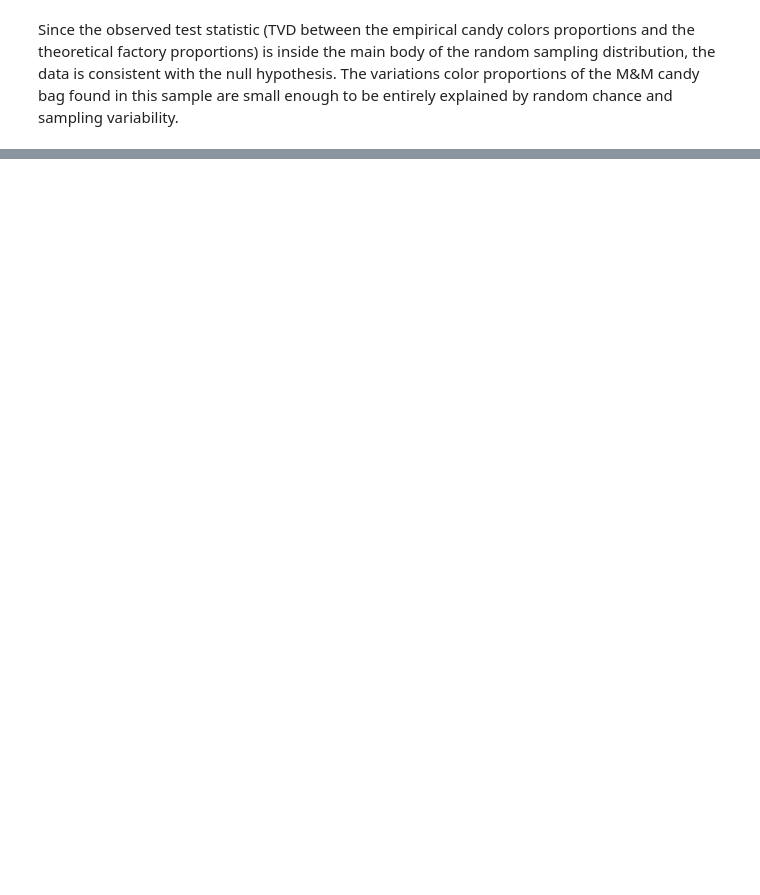
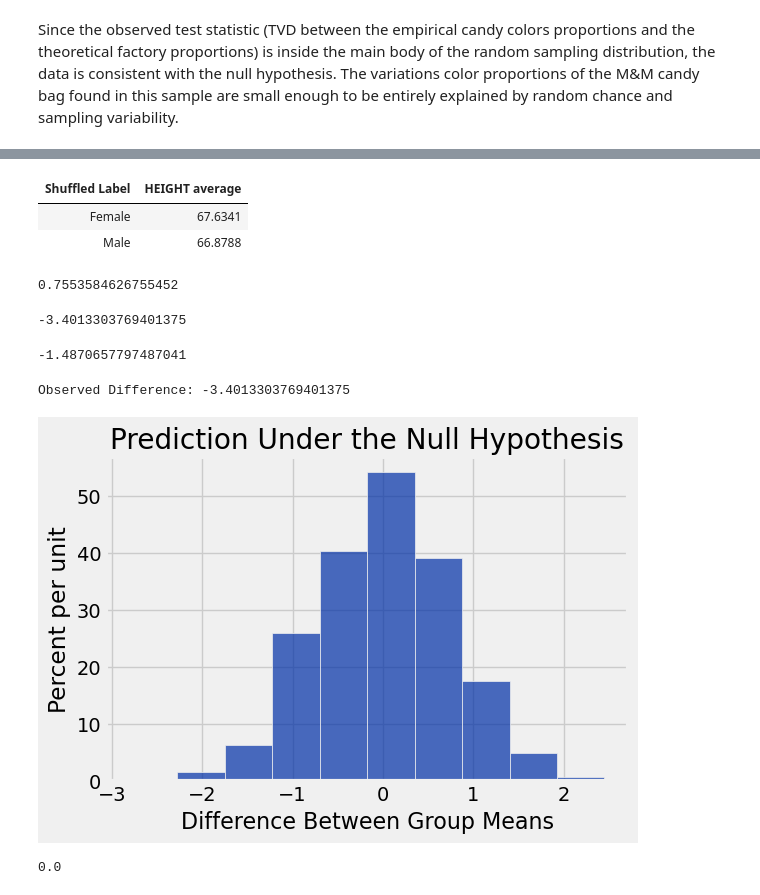
Before and after one commit to SRJC-Data-Science/materials-sp22, a Jupyter notebook: SRJC/lecture_note/lecture_17_18_19/hypothesis_testing-pw.ipynb, the cells around one changed output, grey strips where cells are left out. Saved outputs shown, nothing was run; the diff lists cells and outputs as text; code cells hidden in the pictures; blank space fills up the shorter version.

Commit message:
Update hypothesis_testing_pw.ipynb

```diff
--- a/SRJC/lecture_note/lecture_17_18_19/hypothesis_testing-pw.ipynb
+++ b/SRJC/lecture_note/lecture_17_18_19/hypothesis_testing-pw.ipynb
@@ -487,0 +566,4 @@ p_value
+# %%
+shuffled_labels = sex_and_height.sample(with_replacement = False).column(0)
+original_and_shuffled = sex_and_height.with_columns("Shuffled Label", shuffled_labels)
+original_and_shuffled
@@ -487,0 +583,45 @@ p_value
+# %%
+shuffled_only = original_and_shuffled.select("HEIGHT", "Shuffled Label")
+shuffled_group_mean = shuffled_only.group('Shuffled Label', np.average)
+shuffled_group_mean
+# %% [output]
+| Shuffled Label | HEIGHT average |
+| Female | 67.6341 |
+| Male | 66.8788 |
+# %%
+difference_of_means(original_and_shuffled, "Shuffled Label")
+# %% [output]
+0.7553584626755452
+# %%
+difference_of_means(original_and_shuffled, "SEX")
+# %% [output]
+-3.4013303769401375
+# %%
+def one_simulated_difference_of_means():
+    shuffled_labels = sex_and_height.sample(with_replacement=False).column("SEX")
+    shuffled_table = sex_and_height.select("HEIGHT").with_column(
+        "Shuffled Label", shuffled_labels)
+    return difference_of_means(shuffled_table, "Shuffled Label")
+# %%
+one_simulated_difference_of_means()
+# %% [output]
+-1.4870657797487041
+# %%
+differences = make_array()
+
+repeats = 5000
+for i in np.arange(repeats):
+    new_difference = one_simulated_difference_of_means()
+    differences = np.append(differences, new_difference)
+# %%
+Table().with_column('Difference Between Group Means', differences).hist()
+print('Observed Difference:', observed_difference)
+plots.title('Prediction Under the Null Hypothesis');
+# %% [output]
+Observed Difference: -3.4013303769401375
+[figure, added]
+# %%
+p_value = np.count_nonzero(differences <= observed_difference) / repeats
+p_value
+# %% [output]
+0.0
```
Also changed, not shown: parts of 26 cells of this notebook.
